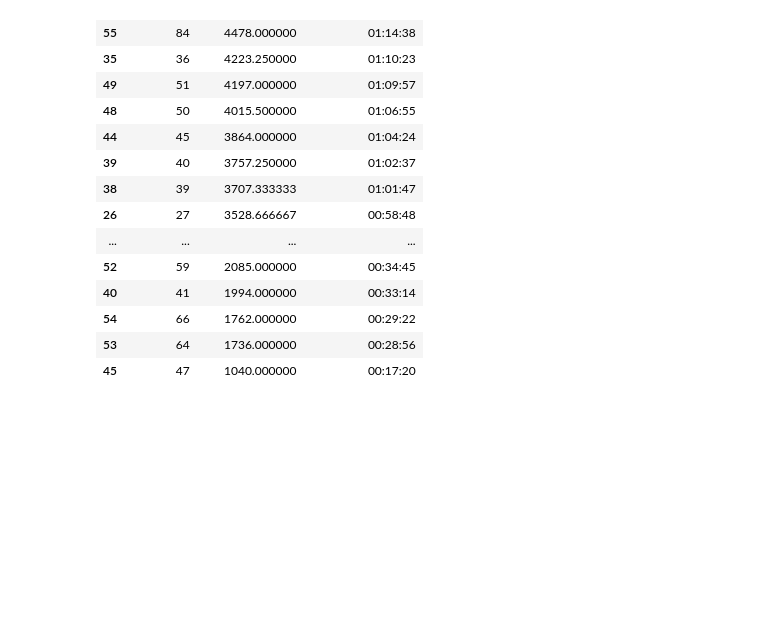
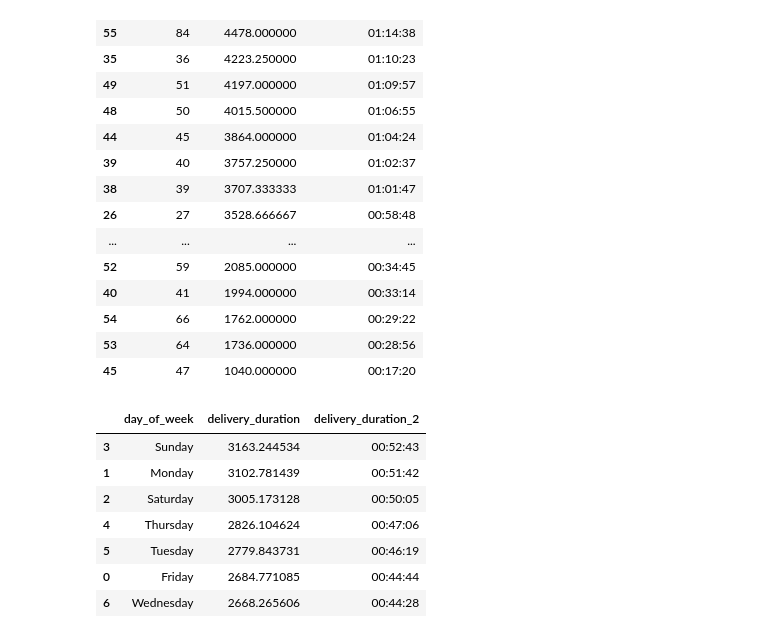
Before and after one commit to DavidGuzzi/SC_DS_Projects, a Jupyter notebook: Delivery Duration Prediction, DoorDash/data/prediction.ipynb, the cells around one changed output. Cells and saved outputs as stored; diff of their text form; code cells hidden in the pictures; blank space fills up the shorter version.

```diff
--- a/Delivery Duration Prediction, DoorDash/data/prediction.ipynb
+++ b/Delivery Duration Prediction, DoorDash/data/prediction.ipynb
@@ -129,3 +129,19 @@ df_3
 | 54 | 66 | 1762.000000 | 00:29:22 |
 | 53 | 64 | 1736.000000 | 00:28:56 |
 | 45 | 47 | 1040.000000 | 00:17:20 |
+# %%
+df['day_of_week'] = df['created_at'].dt.day_name()
+df_4 = df.groupby('day_of_week').agg({'delivery_duration':'mean'}).reset_index().sort_values(by='delivery_duration', ascending=False)
+df_4['delivery_duration_2'] = df_4['delivery_duration'].apply(
+    lambda x: f"{int(x // 3600):02}:{int((x % 3600) // 60):02}:{int(x % 60):02}"
+)
+df_4
+# %% [output]
+|  | day_of_week | delivery_duration | delivery_duration_2 |
+| 3 | Sunday | 3163.244534 | 00:52:43 |
+| 1 | Monday | 3102.781439 | 00:51:42 |
+| 2 | Saturday | 3005.173128 | 00:50:05 |
+| 4 | Thursday | 2826.104624 | 00:47:06 |
+| 5 | Tuesday | 2779.843731 | 00:46:19 |
+| 0 | Friday | 2684.771085 | 00:44:44 |
+| 6 | Wednesday | 2668.265606 | 00:44:28 |
```
Also changed, not shown: parts of 2 cells of this notebook.
